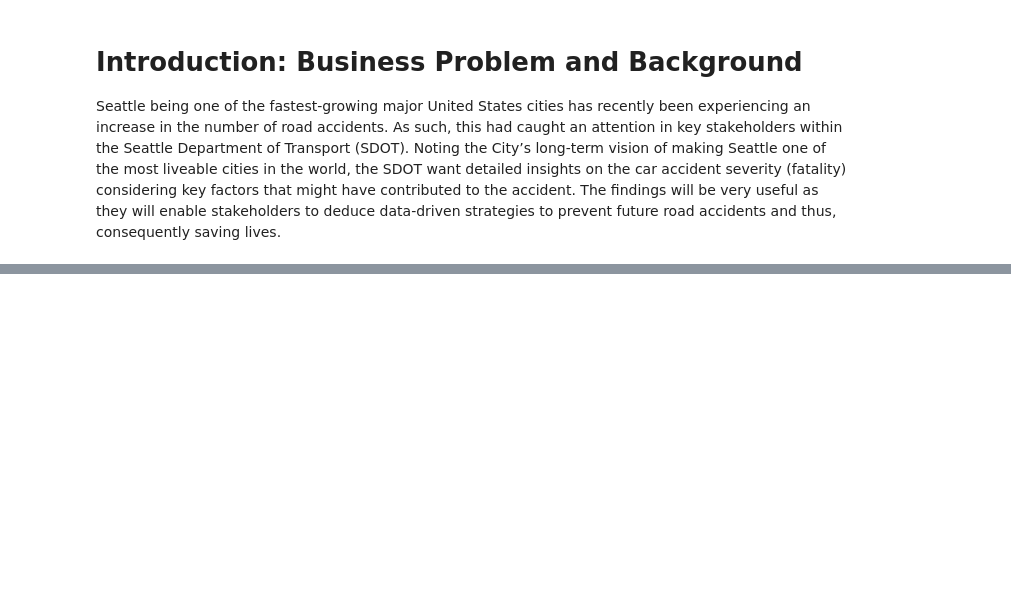
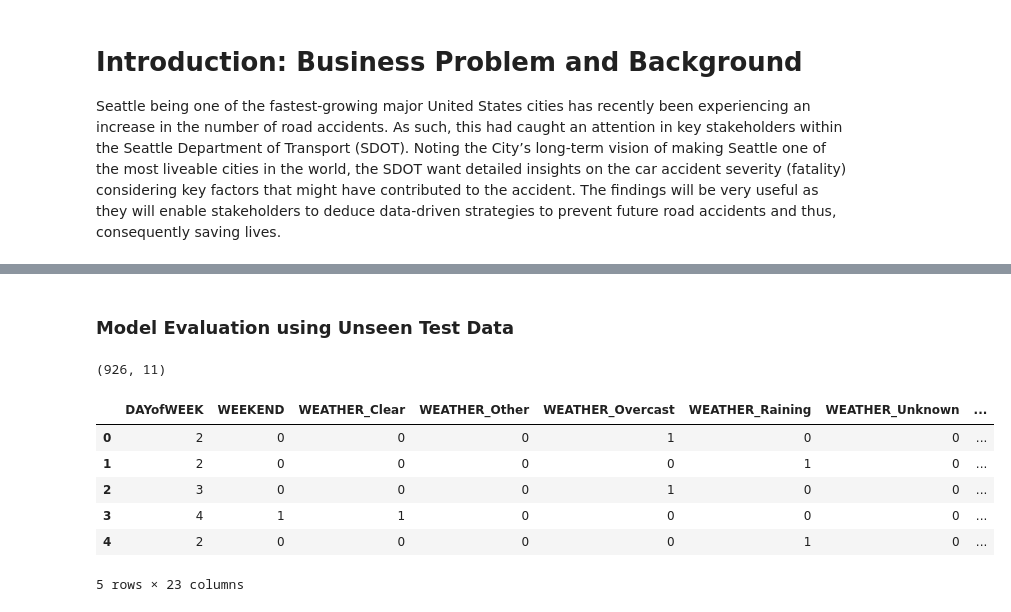
Before and after one commit to KM-dHub/Coursera_Capstone, a Jupyter notebook: capstone_project.ipynb, the cells around one changed output, grey strips where cells are left out. Cells and saved outputs as stored; diff of their text form; code cells hidden in the pictures; blank space fills up the shorter version.

```diff
--- a/capstone_project.ipynb
+++ b/capstone_project.ipynb
@@ -24,0 +342,49 @@ Name: SEVERITYCODE, dtype: float64
+# %% [markdown]
+### Model Evaluation using Unseen Test Data
+# %%
+# Loading test data
+df_test = pd.read_csv("Data-Collisions_test.csv")
+# %%
+# Feature selection and Pre-processing (handling missing data)
+test_y=df_test['SEVERITYCODE']
+df_test=df_test[features]
+df_test['SEVERITYCODE'] = test_y
+# convert to date time object
+df_test['INCDTTM'] = pd.to_datetime(df_test['INCDTTM'])
+df_test['DATE'] = df_test['INCDTTM'].dt.date # adding date only column
+df_test['TIME'] = df_test['INCDTTM'].dt.time # adding time only column
+df_test['DAYofWEEK'] =  pd.to_datetime(df_test['DATE']).dt.dayofweek # gets day of the week using df.dt.dayofweek
+df_test['WEEKEND'] = df_test['DAYofWEEK'].apply(lambda x: 1 if (x>3)  else 0)
+
+# Identifying, Dropping NaNs or Missing values and reset the index:
+df_test.dropna(inplace = True)
+df_test.reset_index(drop = True, inplace = True)
+print(df_test.shape)
+# %% [output]
+(926, 11)
+# %%
+# Handling categorial variables: combine-many-levels and then apply dummy-coding: Frequecny distribution approach
+# Lets first convert VEHCOUNT column to string: to access index as strings instead of int
+df_test.VEHCOUNT = df_test.VEHCOUNT.astype('str')
+# for loop to combine levels for different columns
+for i in range(len(x)):
+    df_x_freq = df_test[x[i]].value_counts(normalize = True) * 100
+    df_freq_index = combine_levels(df_test, x[i], freq_thresh) # calling function to get indices
+    df_x_freq_to_df = df_x_freq.to_frame() # converting to dataframe
+    f_index = df_x_freq_to_df.index.tolist() # getting the indice (names) as lists
+    replace_levels = f_index[min(df_freq_index):max(df_freq_index)+1] # levels to be replaced
+    df_test[x[i]].replace(to_replace=replace_levels, value='Other',inplace=True) # replacing less frequent levels
+# %%
+# One hot encoding to convert categorial variables to binary variables and append them to the feature dataframe
+test_df_selected_features = df_test[selected_features]
+test_df_selected_features = pd.concat([test_df_selected_features,pd.get_dummies(df_test[x])], axis=1)
+test_df_selected_features.drop(x, axis = 1,inplace=True)
+test_df_selected_features.head()
+# %% [output]
+|  | DAYofWEEK | WEEKEND | WEATHER_Clear | WEATHER_Other | WEATHER_Overcast | WEATHER_Raining | WEATHER_Unknown | ... |
+| 0 | 2 | 0 | 0 | 0 | 1 | 0 | 0 | ... |
+| 1 | 2 | 0 | 0 | 0 | 0 | 1 | 0 | ... |
+| 2 | 3 | 0 | 0 | 0 | 1 | 0 | 0 | ... |
+| 3 | 4 | 1 | 1 | 0 | 0 | 0 | 0 | ... |
+| 4 | 2 | 0 | 0 | 0 | 0 | 1 | 0 | ... |
+5 rows × 23 columns
```
Also changed, not shown: parts of 47 cells of this notebook.
